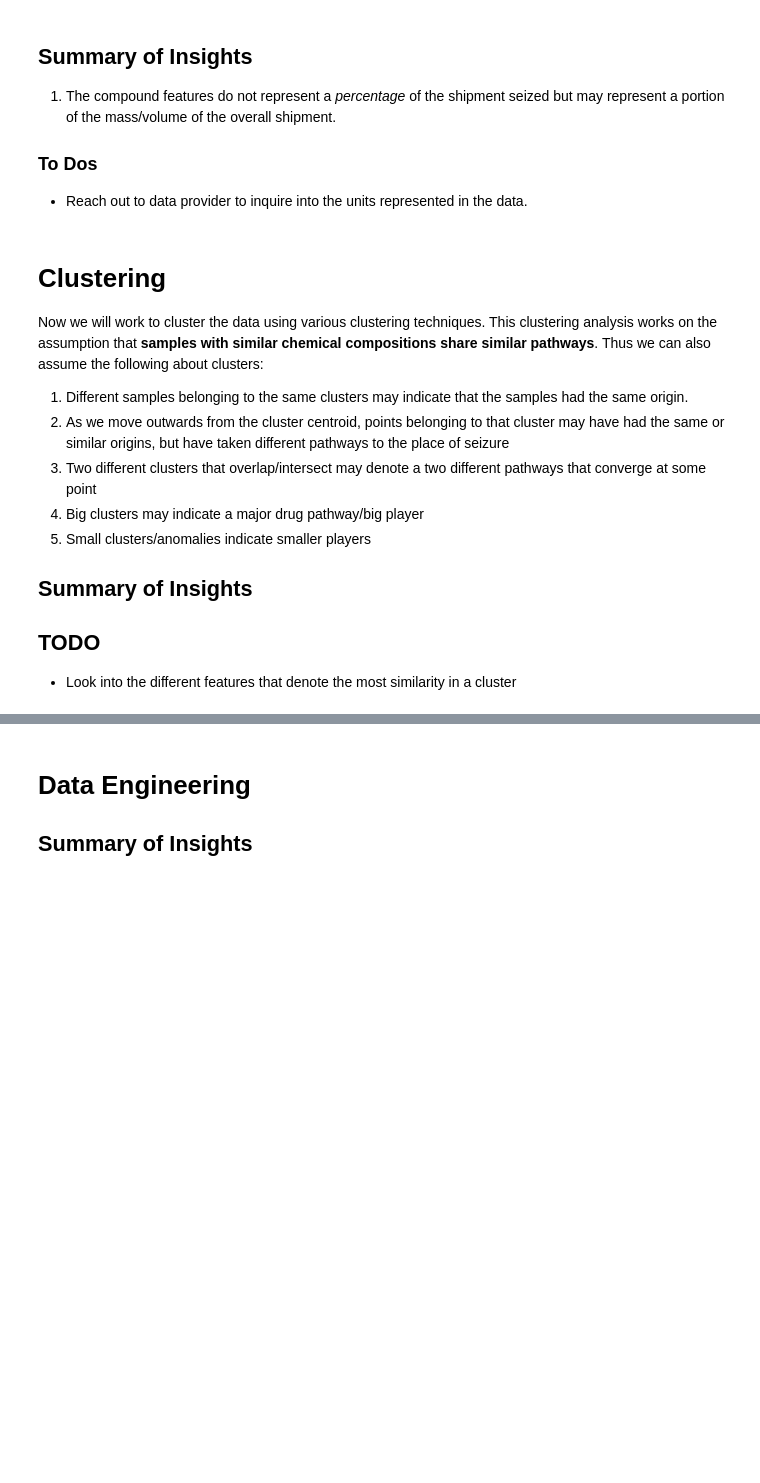
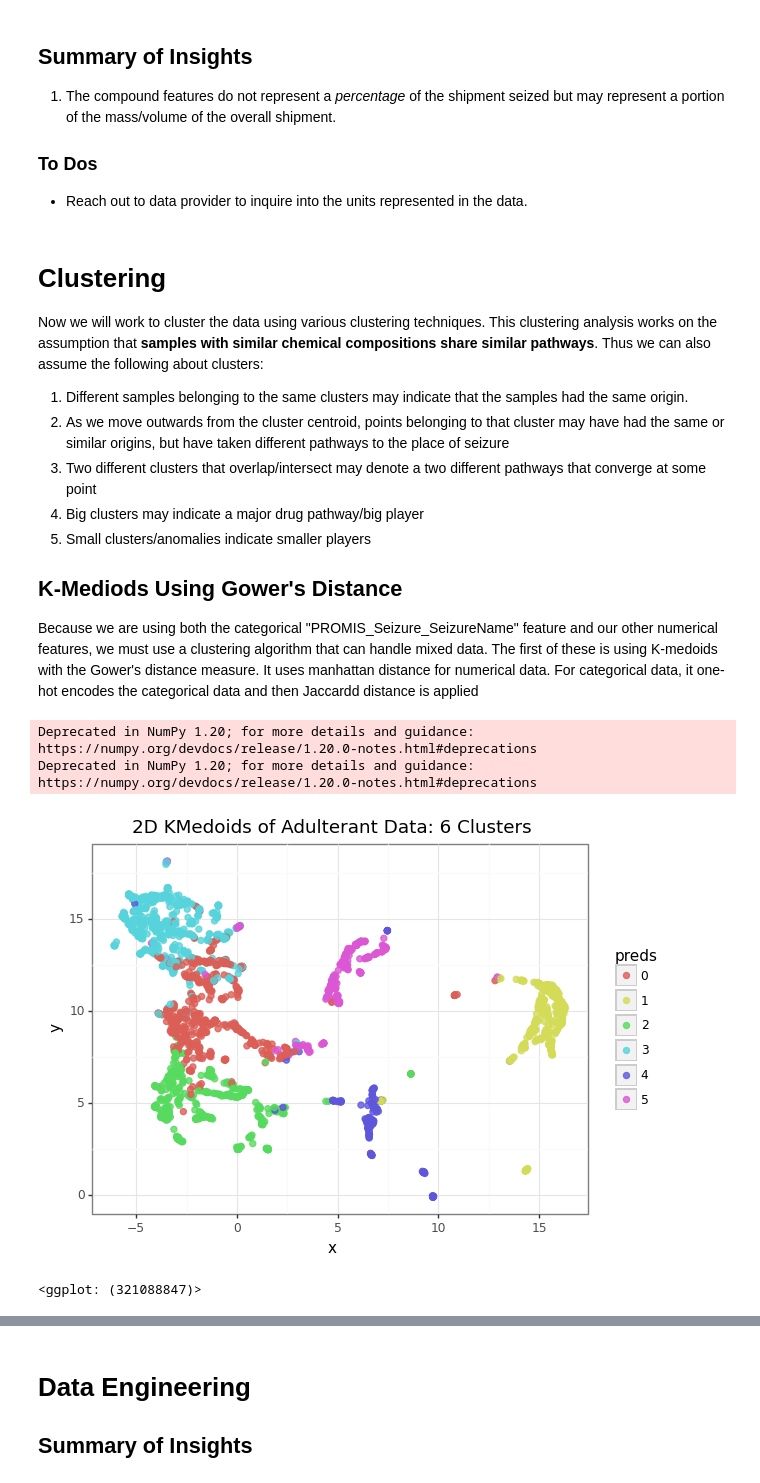
Before and after one commit to FreshPrinceofQueens/Portfolio-Projects, a Jupyter notebook: ChemicalAdulterantInvestigation.ipynb, the cells around one changed output, grey strips where cells are left out. Drawn from its saved outputs; the diff is of its cells as text; code cells hidden in the pictures; blank space fills up the shorter version.

Commit message:
Conducted K-Medoids clustering

```diff
--- a/ChemicalAdulterantInvestigation.ipynb
+++ b/ChemicalAdulterantInvestigation.ipynb
@@ -128,8 +178,67 @@ Now we will work to cluster the data using various clustering techniques. This c
 5. Small clusters/anomalies indicate smaller players
 
 
-
-## Summary of Insights
-
-## TODO
-* Look into the different features that denote the most similarity in a cluster
+## K-Mediods Using Gower's Distance
+Because we are using both the categorical "PROMIS_Seizure_SeizureName" feature and our other numerical features, we must use a clustering algorithm that can handle mixed data. The first of these is using K-medoids with the Gower's distance measure. It uses manhattan distance for numerical data. For categorical data, it one-hot encodes the categorical data and then Jaccardd distance is applied
+# %%
+def calculate_gower_distance(df):
+
+  '''
+  Takes a dataframe as an input and returns the gower distance
+  matrix.
+
+  '''
+
+  variable_distances = []
+  for col in range(df.shape[1]):
+
+    feature = df.iloc[:,[col]]
+    if feature.dtypes.values == np.object:
+
+      feature_dist = DistanceMetric.get_metric('dice').pairwise(pd.get_dummies(feature, drop_first=True))
+
+    else:
+
+      feature_dist = DistanceMetric.get_metric('manhattan').pairwise(feature) / max(np.ptp(feature.values),1)
+
+
+      variable_distances.append(feature_dist)
+
+
+  return np.array(variable_distances).mean(0)
+
+
+
+gower_data = df.copy()
+gower_distance_matrix = calculate_gower_distance(gower_data)
+umap.UMAP
+umap_embeddings = umap.UMAP(random_state=42, n_components=2).fit_transform(gower_distance_matrix)
+
+gower_data['x'] = umap_embeddings[:,0]
+gower_data['y'] = umap_embeddings[:,1]
+
+random_state = 32
+
+#Begin with 7 clusters
+gower_clusterer_6 = KMedoids(n_clusters=6, metric='precomputed',
+                           method='pam', init='build',
+                           max_iter=300, random_state=random_state).fit(gower_distance_matrix)
+
+
+gower_data["preds"] = gower_clusterer_6.labels_
+gower_data["preds"] = gower_data["preds"].apply(str)
+predictions = pd.DataFrame()
+predictions['gower_preds'] = gower_clusterer_6.labels_
+
+#Plot clusters
+p1 = (p9.ggplot(gower_data, p9.aes(x='x', y='y', fill='preds', color='preds'))
+      + p9.geom_point(alpha=0.8, size=2)
+      + p9.ggtitle('2D KMedoids of Adulterant Data: 6 Clusters')
+      + p9.theme_bw())
+
+p1
+# %% [output]
+Deprecated in NumPy 1.20; for more details and guidance: https://numpy.org/devdocs/release/1.20.0-notes.html#deprecations
+Deprecated in NumPy 1.20; for more details and guidance: https://numpy.org/devdocs/release/1.20.0-notes.html#deprecations
+[figure, added]
+<ggplot: (321088847)>
```
Also changed, not shown: parts of 13 cells of this notebook, 1 other file.
